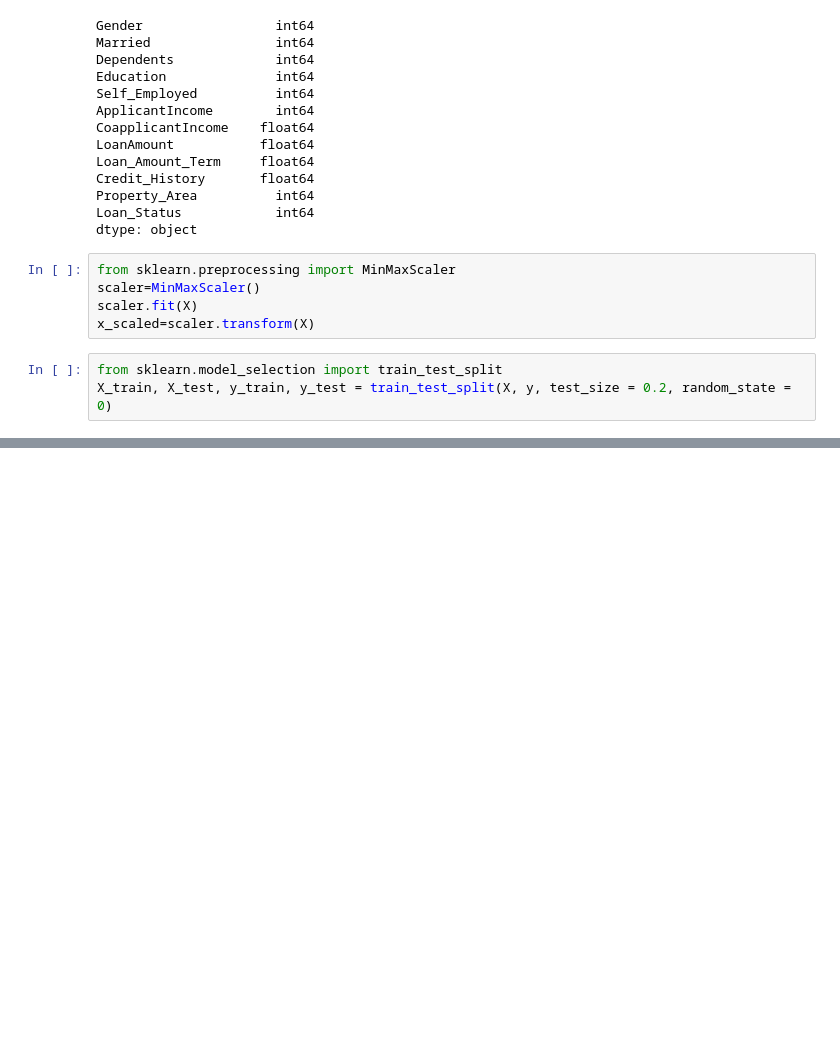
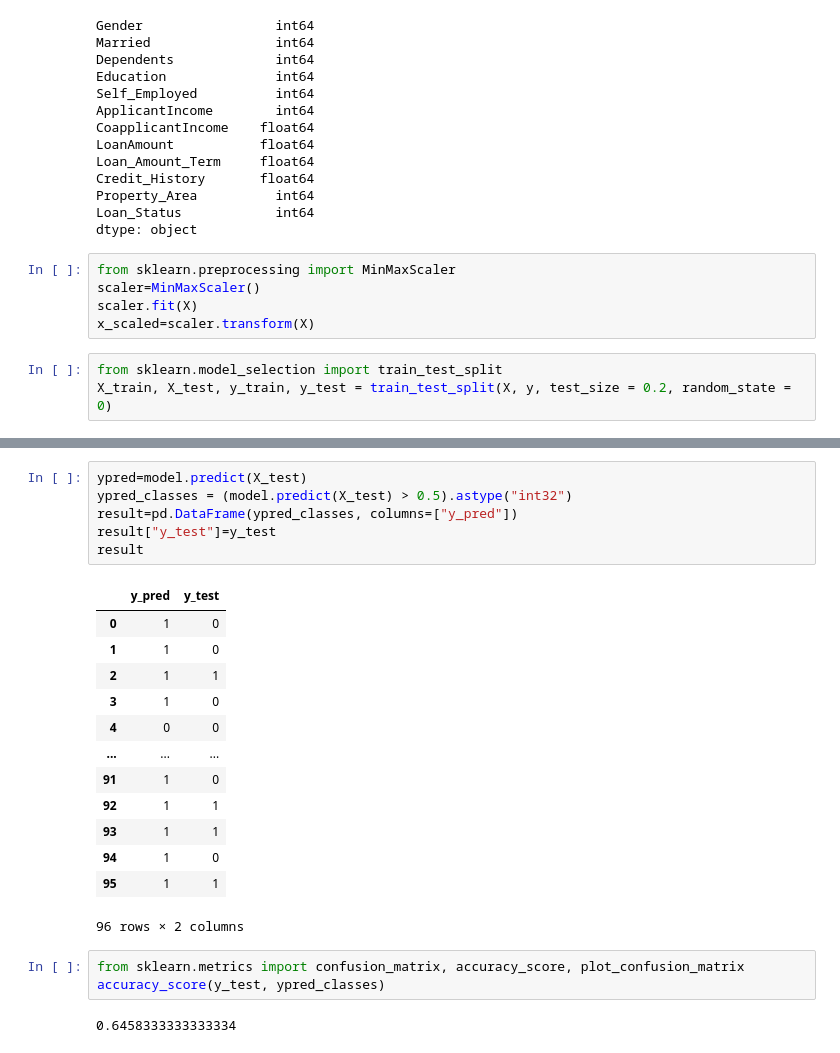
Before and after one commit to mohit-singh4180/Machine_learning, a Jupyter notebook: Classification_ANN_assignment_day_3.ipynb, the cells around one changed output, grey strips where cells are left out. Drawn from its saved outputs; the diff is of its cells as text; blank space fills up the shorter version.

```diff
--- a/Classification_ANN_assignment_day_3.ipynb
+++ b/Classification_ANN_assignment_day_3.ipynb
@@ -145,0 +172,25 @@ model.summary()
+# %%
+ypred=model.predict(X_test)
+ypred_classes = (model.predict(X_test) > 0.5).astype("int32")
+result=pd.DataFrame(ypred_classes, columns=["y_pred"])
+result["y_test"]=y_test
+result
+# %% [output]
+|  | y_pred | y_test |
+| 0 | 1 | 0 |
+| 1 | 1 | 0 |
+| 2 | 1 | 1 |
+| 3 | 1 | 0 |
+| 4 | 0 | 0 |
+| ... | ... | ... |
+| 91 | 1 | 0 |
+| 92 | 1 | 1 |
+| 93 | 1 | 1 |
+| 94 | 1 | 0 |
+| 95 | 1 | 1 |
+96 rows × 2 columns
+# %%
+from sklearn.metrics import confusion_matrix, accuracy_score, plot_confusion_matrix
+accuracy_score(y_test, ypred_classes)
+# %% [output]
+0.6458333333333334
```
Also changed, not shown: parts of 6 cells of this notebook.
